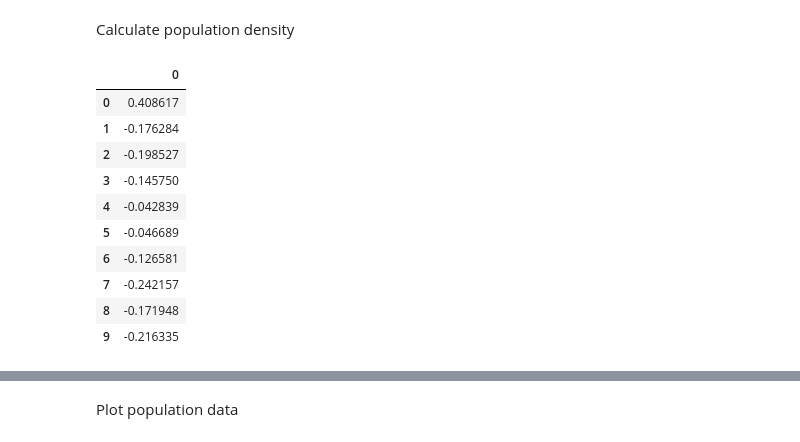
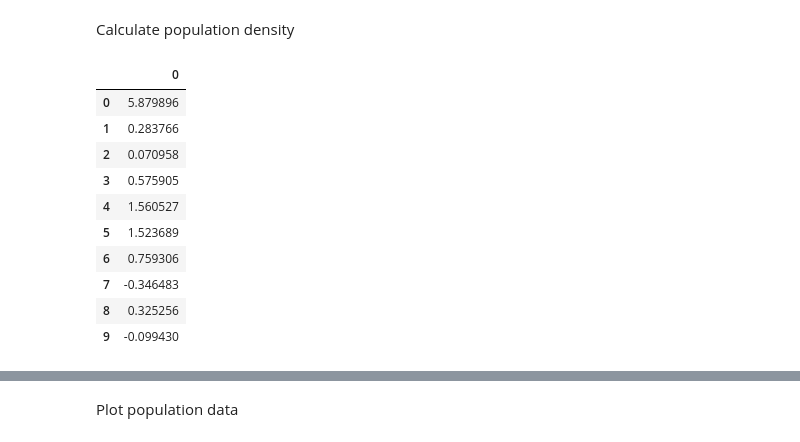
Before and after one commit to pwrose/enlace2021_pr, a Jupyter notebook: notebooks/Week6.ipynb, the cells around one changed output, grey strips where cells are left out. Drawn from its saved outputs; the diff is of its cells as text; code cells hidden in the pictures.

```diff
--- a/notebooks/Week6.ipynb
+++ b/notebooks/Week6.ipynb
@@ -112,23 +112,25 @@ df_admin2['population_density'] = df_admin2['poblacion'] / df_admin2['area_sqkm'
 # %%
 a2 = df_admin2[['population_density']]
 # %%
-std_scaler = StandardScaler()
+#std_scaler = StandardScaler()
+std_scaler = RobustScaler()
+#std_scaler = MinMaxScaler()
 std_scaler
 # fit and transform the data
 X = pd.DataFrame(std_scaler.fit_transform(a2))
 
 X.head(10)
 # %% [output]
 |  | 0 |
-| 0 | 0.408617 |
-| 1 | -0.176284 |
-| 2 | -0.198527 |
-| 3 | -0.145750 |
-| 4 | -0.042839 |
-| 5 | -0.046689 |
-| 6 | -0.126581 |
-| 7 | -0.242157 |
-| 8 | -0.171948 |
-| 9 | -0.216335 |
+| 0 | 5.879896 |
+| 1 | 0.283766 |
+| 2 | 0.070958 |
+| 3 | 0.575905 |
+| 4 | 1.560527 |
+| 5 | 1.523689 |
+| 6 | 0.759306 |
+| 7 | -0.346483 |
+| 8 | 0.325256 |
+| 9 | -0.099430 |
 # %%
 # Compute DBSCAN
```
Also changed, not shown: parts of 5 cells of this notebook.
